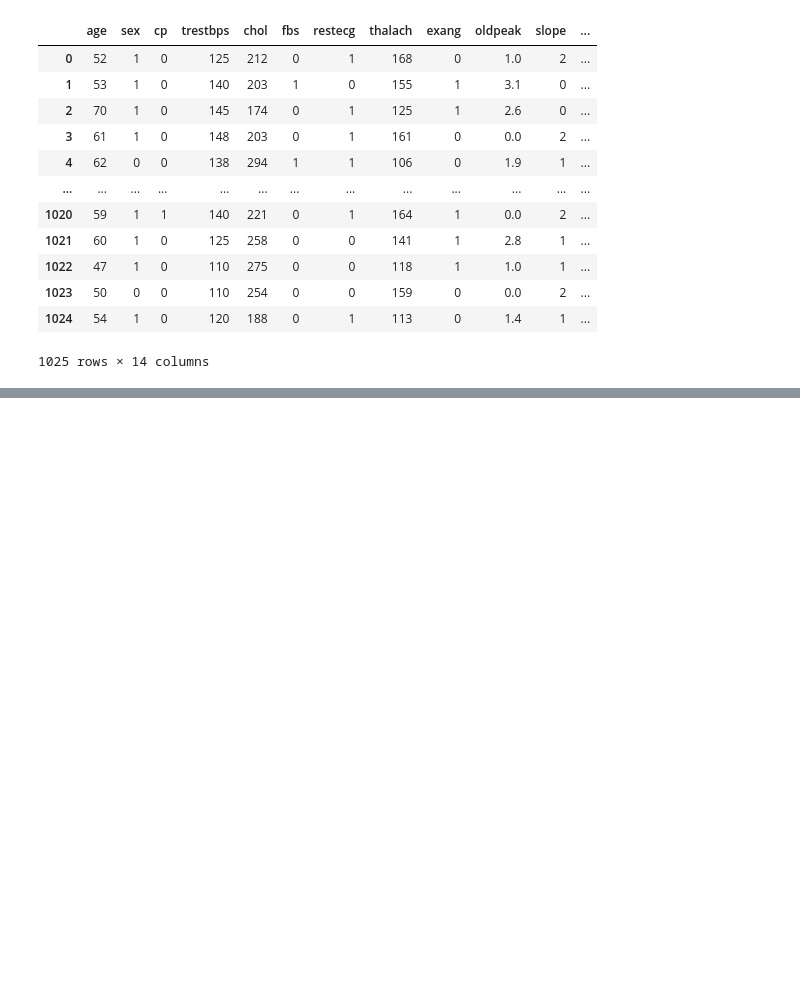
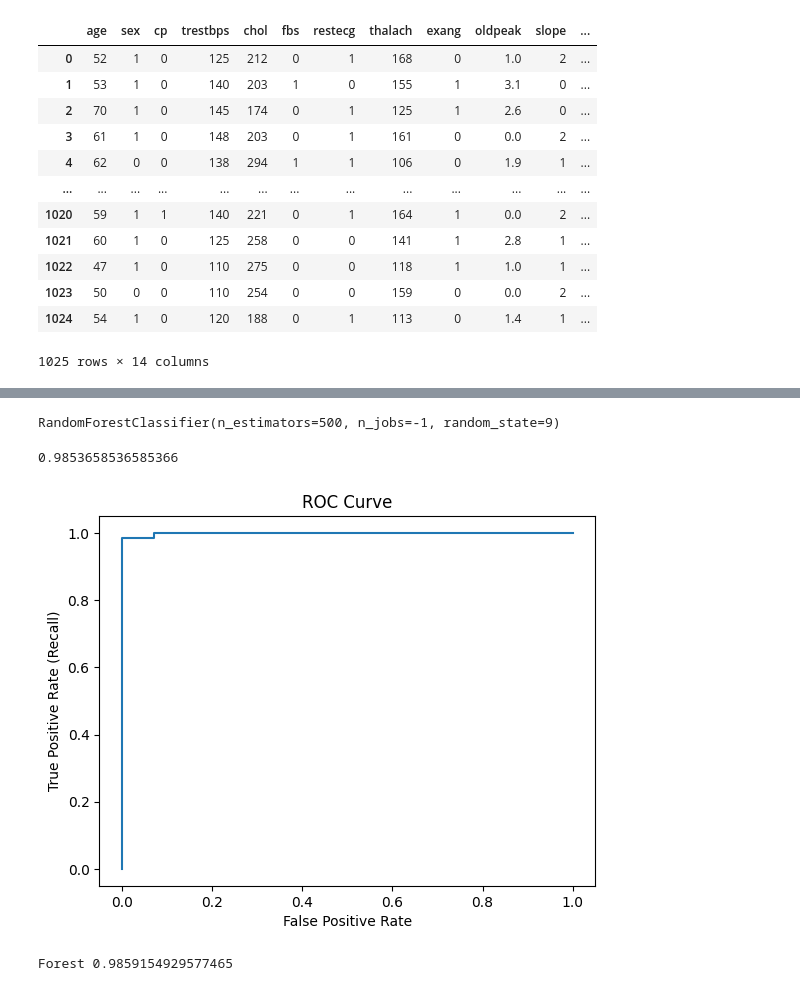
Before and after one commit to POTOK22/Introduction-to-Artificial-Intelligence-Project, a Jupyter notebook: main.ipynb, the cells around one changed output, grey strips where cells are left out. Drawn from its saved outputs; the diff is of its cells as text; code cells hidden in the pictures; blank space fills up the shorter version.

```diff
--- a/main.ipynb
+++ b/main.ipynb
@@ -26,0 +92,5 @@ X_train, X_test, y_train, y_test = train_test_split(X, y, test_size=0.4, random_
+# %%
+from sklearn.svm import SVC
+
+svc = SVC()
+svc.fit(X_train_scaled, y_train)
@@ -26,0 +186,21 @@ X_train, X_test, y_train, y_test = train_test_split(X, y, test_size=0.4, random_
+# %%
+from sklearn.model_selection import GridSearchCV
+
+# Hyperparameter grid for testing
+# 3x4x3x3x3 = 324 combinations
+param_grid = {
+    "n_estimators": [100, 200, 500],
+    "max_depth": [None, 10, 20, 30],
+    "min_samples_split": [2, 5, 10],
+    "min_samples_leaf": [1, 2, 4],
+    "max_features": ["sqrt", "log2", None]
+}
+
+forest = RandomForestClassifier(n_jobs=-1, random_state=9)
+
+# The cv parameter is for 3-time cross validaiton
+# which means that training data is divided on 3 parts
+# 324 models x 3 CVs = 972 models
+grid_search = GridSearchCV(forest, param_grid, cv=3, n_jobs=-1, verbose=2)
+# %%
+grid_search.fit(X_train, y_train)
@@ -26,0 +233,26 @@ X_train, X_test, y_train, y_test = train_test_split(X, y, test_size=0.4, random_
+# %%
+best_forest = grid_search.best_estimator_
+# %%
+best_forest
+# %% [output]
+RandomForestClassifier(n_estimators=500, n_jobs=-1, random_state=9)
+# %%
+best_forest.score(X_test, y_test)
+# %% [output]
+0.9853658536585366
+# %%
+y_probs = best_forest.predict_proba(X_test)[:, 1]
+
+fpr, tpr, thresholds = roc_curve(y_test, y_probs)
+plt.plot(fpr, tpr)
+plt.xlabel("False Positive Rate")
+plt.ylabel("True Positive Rate (Recall)")
+plt.title("ROC Curve")
+plt.show()
+# %% [output]
+[figure, added]
+# %%
+y_preds = best_forest.predict(X_test)
+print("Forest", recall_score(y_test, y_preds))
+# %% [output]
+Forest 0.9859154929577465
```
Also changed, not shown: parts of 26 cells of this notebook.
